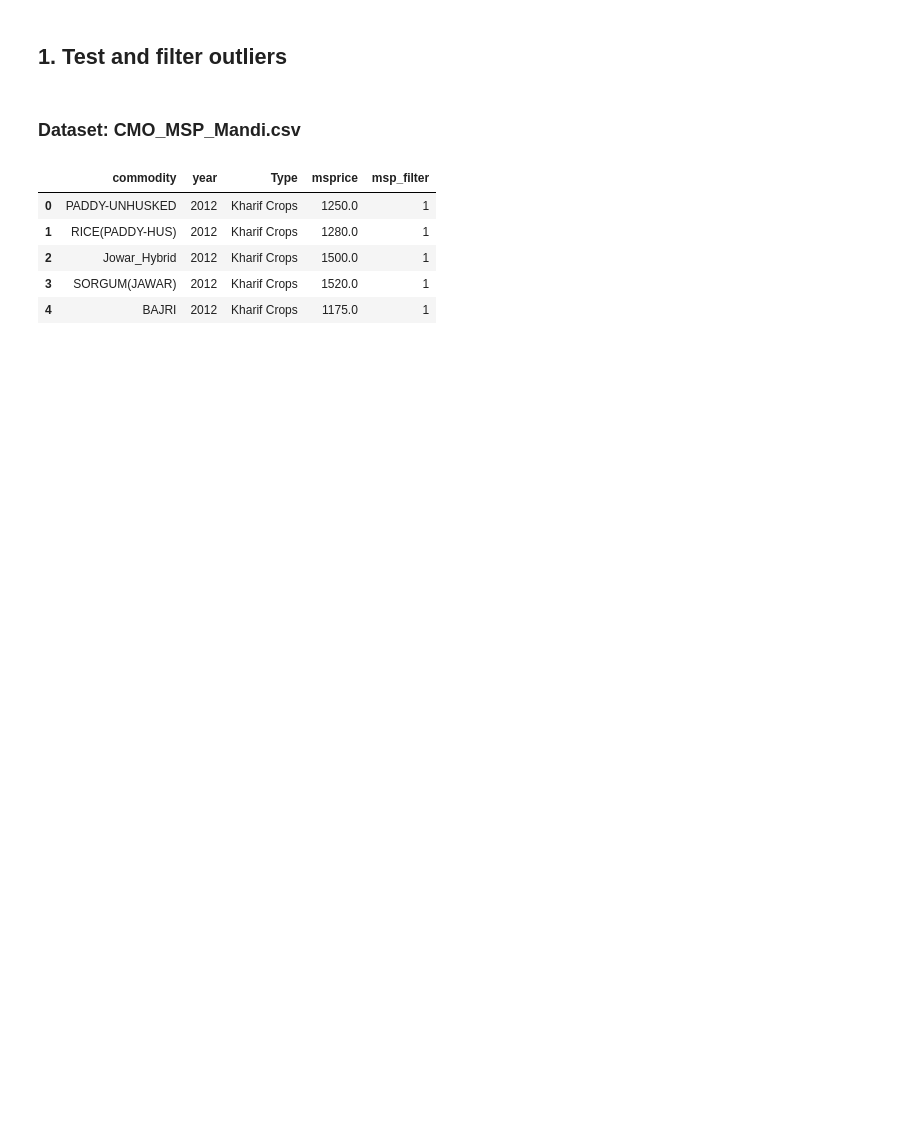
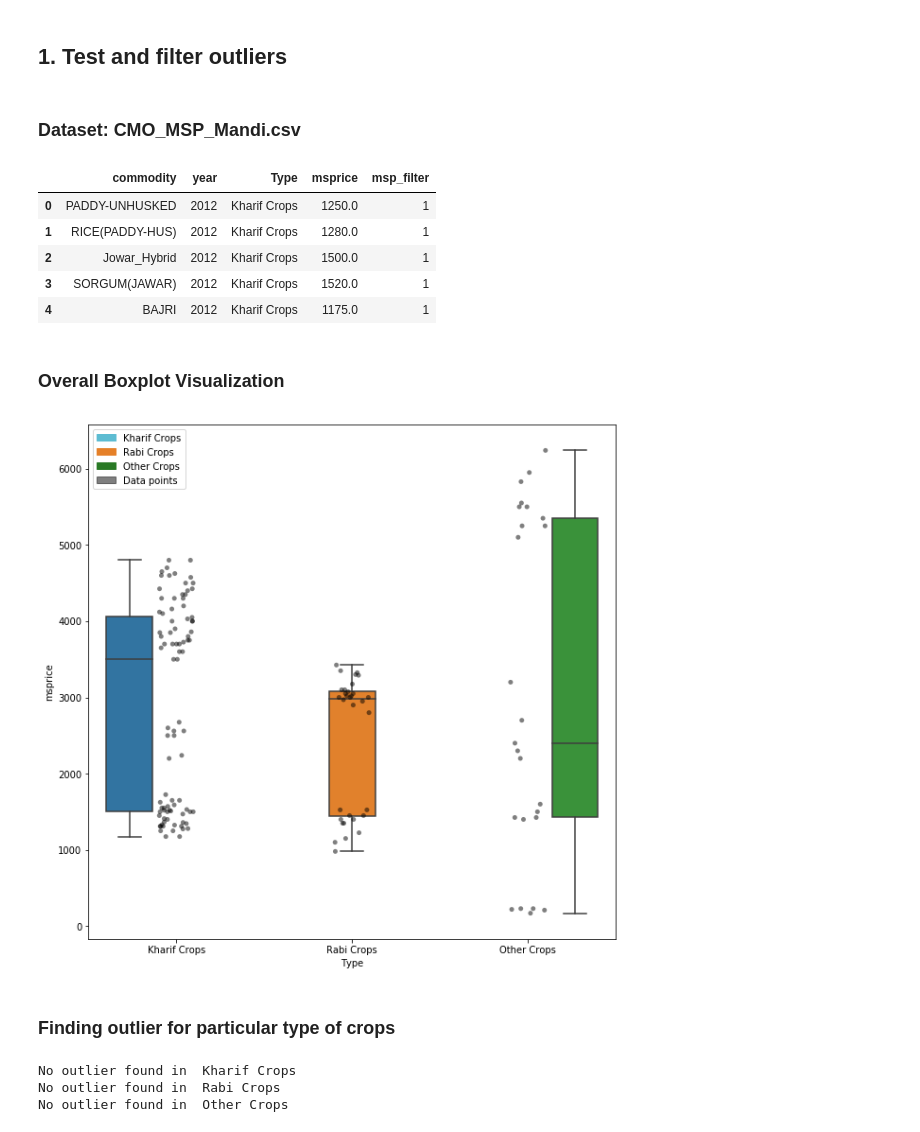
Before and after one commit to Vipul115/Statistical-Time-Series-Analysis-on-Agricultural-Commodity-Prices, a Jupyter notebook: Outlier detection.ipynb, the cells around one changed output. Cells and saved outputs as stored; diff of their text form; code cells hidden in the pictures; blank space fills up the shorter version.

Commit message:
Visualizing and removing outliers

```diff
--- a/Outlier detection.ipynb
+++ b/Outlier detection.ipynb
@@ -84,3 +84,25 @@ df.head()
 | 2 | Jowar_Hybrid | 2012 | Kharif Crops | 1500.0 | 1 |
 | 3 | SORGUM(JAWAR) | 2012 | Kharif Crops | 1520.0 | 1 |
 | 4 | BAJRI | 2012 | Kharif Crops | 1175.0 | 1 |
+# %% [markdown]
+### Overall Boxplot Visualization
+# %%
+plt.figure(figsize=(10,10))
+sns.boxplot(x="Type", y="msprice",hue='Type',data=df) #box plot
+sns.stripplot(y='msprice', x='Type',data=df,jitter=True,marker='o',alpha=0.5,color='black') #overlay data point
+patch_1 = mpatches.Patch(color='#5DBCD2', label='Kharif Crops')
+patch_2 = mpatches.Patch(color='#E58028', label='Rabi Crops')
+patch_3 = mpatches.Patch(color='#297925', label='Other Crops')
+patch_4= mpatches.Patch(color='black', label='Data points',alpha=0.5)
+plt.legend(handles=[patch_1,patch_2,patch_3,patch_4])
+plt.show()
+# %% [output]
+[figure, added]
+# %% [markdown]
+### Finding outlier for  particular type of crops
+# %%
+find_type_outliers(df)
+# %% [output]
+No outlier found in  Kharif Crops
+No outlier found in  Rabi Crops
+No outlier found in  Other Crops
```
Also changed, not shown: parts of 9 cells of this notebook, 1 other file.
